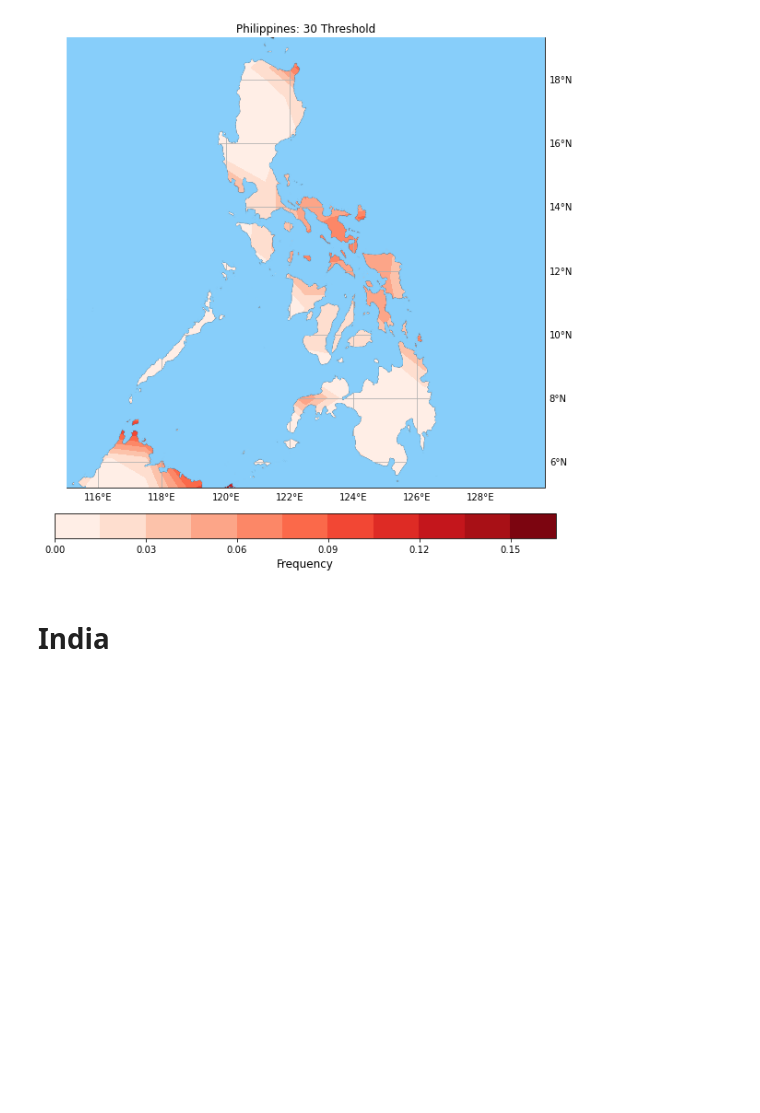
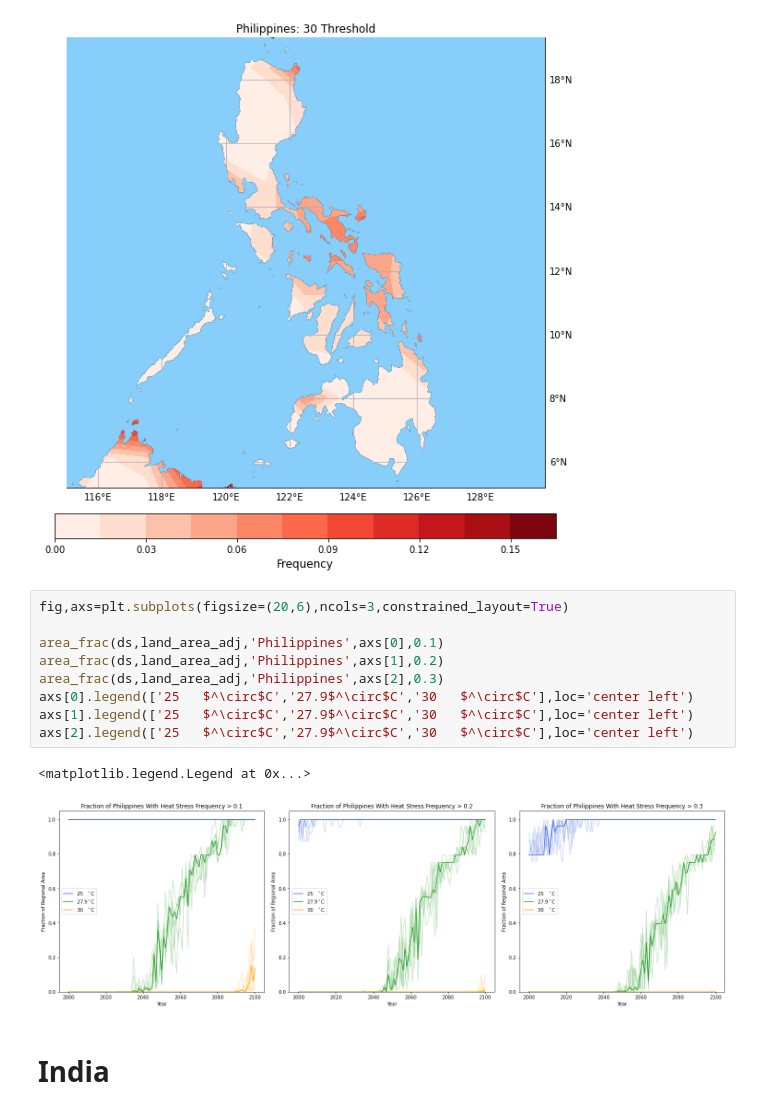
Before and after one commit to KYan19/pei, a Jupyter notebook: notebooks/5.5_SpatialThres.ipynb, the cells around one changed output. Saved outputs shown, nothing was run; the diff lists cells and outputs as text; blank space fills up the shorter version.

```diff
--- a/notebooks/5.5_SpatialThres.ipynb
+++ b/notebooks/5.5_SpatialThres.ipynb
@@ -191,6 +208,18 @@ ds_frac = (ds_region.sum(['ensemble'])/(5*365)).mean(dim='year')
 mf.contour_plot(ds_frac['freq30'],'Philippines','Philippines: 30 Threshold','Reds',borders=True,label='Frequency')
 # %% [output]
 [figure]
+# %%
+fig,axs=plt.subplots(figsize=(20,6),ncols=3,constrained_layout=True)
+
+area_frac(ds,land_area_adj,'Philippines',axs[0],0.1)
+area_frac(ds,land_area_adj,'Philippines',axs[1],0.2)
+area_frac(ds,land_area_adj,'Philippines',axs[2],0.3)
+axs[0].legend(['25   $^\circ$C','27.9$^\circ$C','30   $^\circ$C'],loc='center left')
+axs[1].legend(['25   $^\circ$C','27.9$^\circ$C','30   $^\circ$C'],loc='center left')
+axs[2].legend(['25   $^\circ$C','27.9$^\circ$C','30   $^\circ$C'],loc='center left')
+# %% [output]
+<matplotlib.legend.Legend at 0x...>
+[figure, added]
 # %% [markdown]
 # India
 # %%
```
Also changed, not shown: parts of 5 cells of this notebook, 1 other file.
